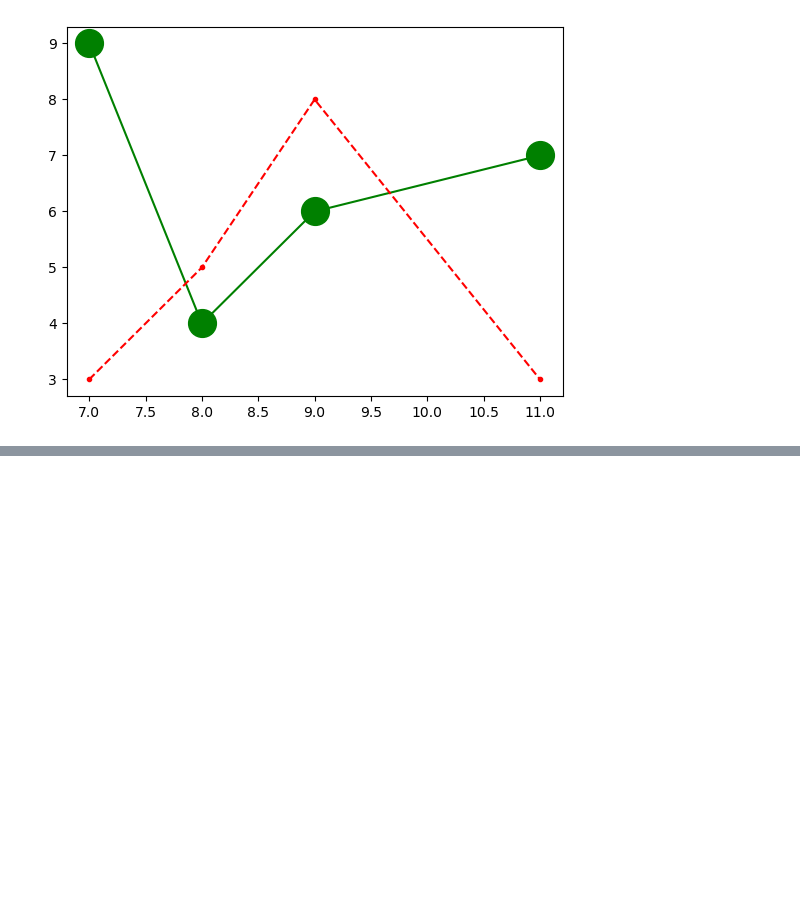
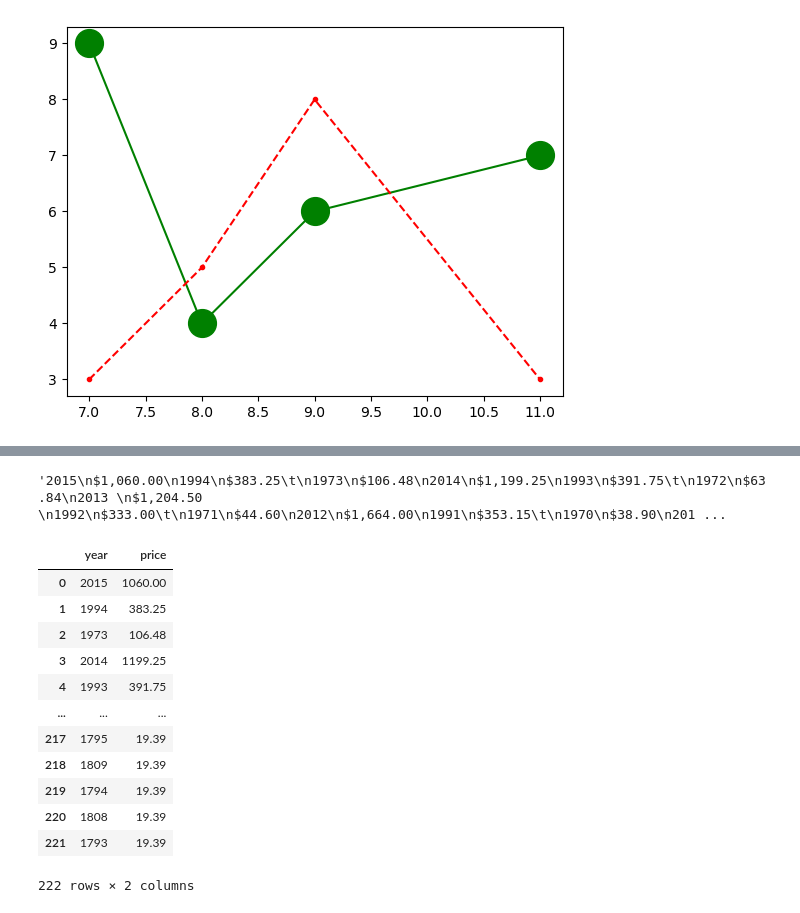
Before and after one commit to gkbichara/Programming-Tools, a Jupyter notebook: Lecture-15/notebook.ipynb, the cells around one changed output, grey strips where cells are left out. Saved outputs shown, nothing was run; the diff lists cells and outputs as text; code cells hidden in the pictures; blank space fills up the shorter version.

```diff
--- a/Lecture-15/notebook.ipynb
+++ b/Lecture-15/notebook.ipynb
@@ -265,0 +266,27 @@ Text(10, 2, 'some text')
+# %%
+# read data from gold_hist
+
+f = open('gold_hist.txt')
+data = f.read()
+f.close()
+# %% [output]
+'2015\n$1,060.00\n1994\n$383.25\t\n1973\n$106.48\n2014\n$1,199.25\n1993\n$391.75\t\n1972\n$63.84\n2013 \n$1,204.50  \n1992\n$333.00\t\n1971\n$44.60\n2012\n$1,664.00\n1991\n$353.15\t\n1970\n$38.90\n201 ...
+# %%
+years = data.split('\n')[::2]
+prices = [n.strip().replace('$', '').replace(',', '') for n in data.split('\n')[1::2]]
+# %%
+pd.DataFrame({'year': years, 'price': prices})
+# %% [output]
+|  | year | price |
+| 0 | 2015 | 1060.00 |
+| 1 | 1994 | 383.25 |
+| 2 | 1973 | 106.48 |
+| 3 | 2014 | 1199.25 |
+| 4 | 1993 | 391.75 |
+| ... | ... | ... |
+| 217 | 1795 | 19.39 |
+| 218 | 1809 | 19.39 |
+| 219 | 1794 | 19.39 |
+| 220 | 1808 | 19.39 |
+| 221 | 1793 | 19.39 |
+222 rows × 2 columns
```
Also changed, not shown: parts of 2 cells of this notebook.
